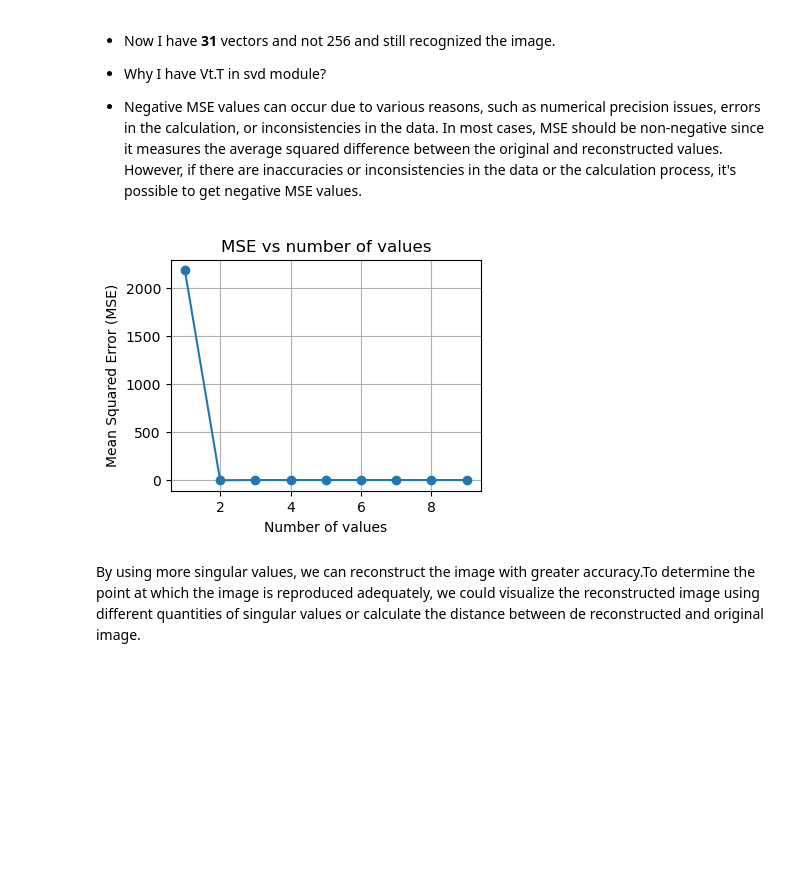
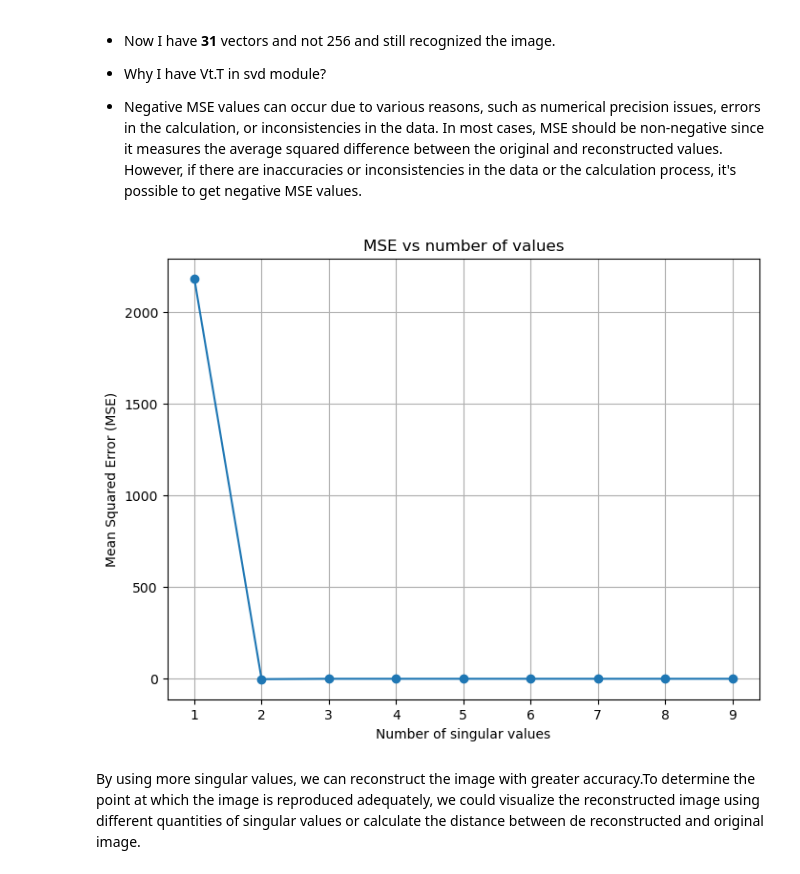
Before and after one commit to melissaortegaa/machine_learning_2, a Jupyter notebook: lab1_dim_red/lab1_dim_red.ipynb, the cells around one changed output. Cells and saved outputs as stored; diff of their text form; code cells hidden in the pictures; blank space fills up the shorter version.

```diff
--- a/lab1_dim_red/lab1_dim_red.ipynb
+++ b/lab1_dim_red/lab1_dim_red.ipynb
@@ -382,15 +388,15 @@ MSE with 41 values: 9.51070318245341e-06
 - Negative MSE values can occur due to various reasons, such as numerical precision issues, errors in the calculation, or inconsistencies in the data. In most cases, MSE should be non-negative since it measures the average squared difference between the original and reconstructed values. However, if there are inaccuracies or inconsistencies in the data or the calculation process, it's possible to get negative MSE values.
 # %%
 # Plot RMSE vs number of components
-plt.figure(figsize=(4, 3))
+plt.figure(figsize=(8, 6))
 plt.plot(range(1, len(mse_values) + 1), mse_values, marker='o', linestyle='-')
 plt.title('MSE vs number of values')
-plt.xlabel('Number of values')
+plt.xlabel('Number of singular values')
 plt.ylabel('Mean Squared Error (MSE)')
 plt.grid(True)
 plt.show()
 # %% [output]
-[figure, old version]
+[figure, new version]
 # %% [markdown]
 By using more singular values, we can reconstruct the image with greater accuracy.To determine the point at which the image is reproduced adequately, we could visualize the reconstructed image using different quantities of singular values or calculate the distance between de reconstructed and original image.
 # %% [markdown]
```
Also changed, not shown: parts of 13 cells of this notebook, 1 other file.
